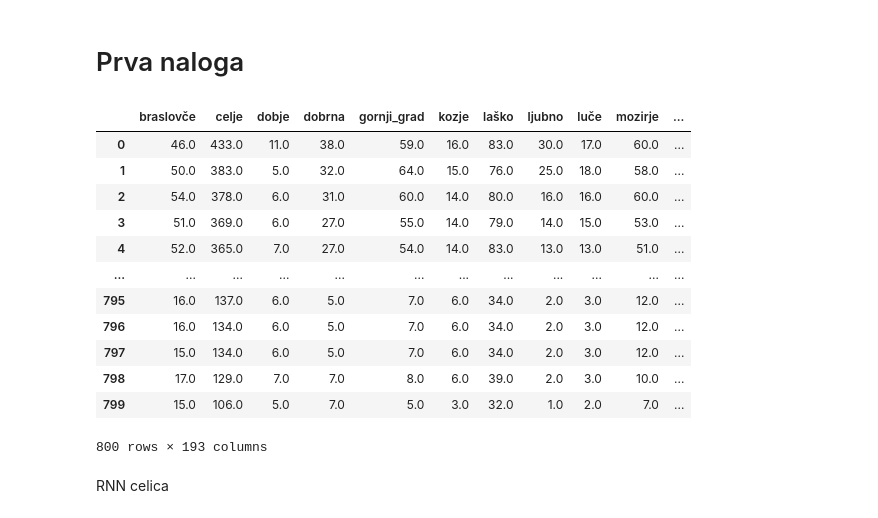
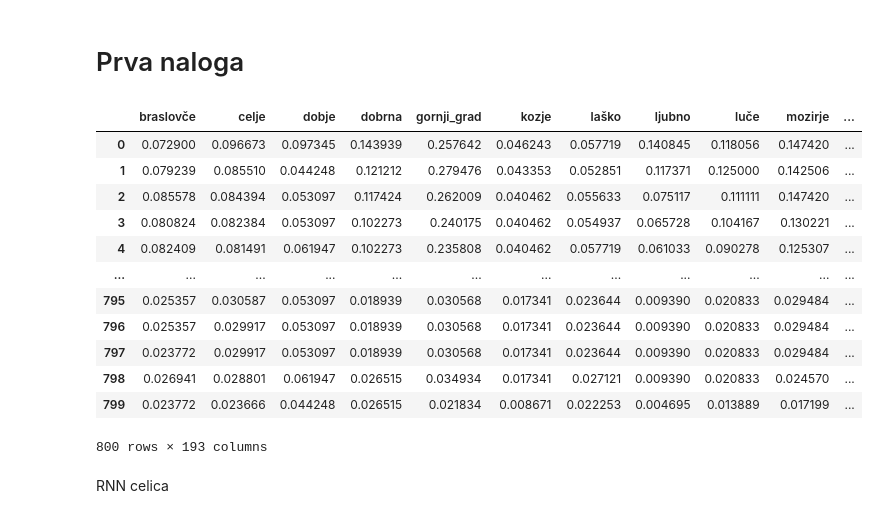
Before and after one commit to tadejpetric/nsu, a Jupyter notebook: dn5/naloga.ipynb, the cells around one changed output. Drawn from its saved outputs; the diff is of its cells as text; code cells hidden in the pictures.

```diff
--- a/dn5/naloga.ipynb
+++ b/dn5/naloga.ipynb
@@ -13,20 +13,21 @@ from utility import *
 # %%
 data = pd.read_csv("okuzeni.csv")
 data = data.fillna(0)
+data = data / data.max()
 data
 # %% [output]
 |  | braslovče | celje | dobje | dobrna | gornji_grad | kozje | laško | ljubno | luče | mozirje | ... |
-| 0 | 46.0 | 433.0 | 11.0 | 38.0 | 59.0 | 16.0 | 83.0 | 30.0 | 17.0 | 60.0 | ... |
-| 1 | 50.0 | 383.0 | 5.0 | 32.0 | 64.0 | 15.0 | 76.0 | 25.0 | 18.0 | 58.0 | ... |
-| 2 | 54.0 | 378.0 | 6.0 | 31.0 | 60.0 | 14.0 | 80.0 | 16.0 | 16.0 | 60.0 | ... |
-| 3 | 51.0 | 369.0 | 6.0 | 27.0 | 55.0 | 14.0 | 79.0 | 14.0 | 15.0 | 53.0 | ... |
-| 4 | 52.0 | 365.0 | 7.0 | 27.0 | 54.0 | 14.0 | 83.0 | 13.0 | 13.0 | 51.0 | ... |
+| 0 | 0.072900 | 0.096673 | 0.097345 | 0.143939 | 0.257642 | 0.046243 | 0.057719 | 0.140845 | 0.118056 | 0.147420 | ... |
+| 1 | 0.079239 | 0.085510 | 0.044248 | 0.121212 | 0.279476 | 0.043353 | 0.052851 | 0.117371 | 0.125000 | 0.142506 | ... |
+| 2 | 0.085578 | 0.084394 | 0.053097 | 0.117424 | 0.262009 | 0.040462 | 0.055633 | 0.075117 | 0.111111 | 0.147420 | ... |
+| 3 | 0.080824 | 0.082384 | 0.053097 | 0.102273 | 0.240175 | 0.040462 | 0.054937 | 0.065728 | 0.104167 | 0.130221 | ... |
+| 4 | 0.082409 | 0.081491 | 0.061947 | 0.102273 | 0.235808 | 0.040462 | 0.057719 | 0.061033 | 0.090278 | 0.125307 | ... |
 | ... | ... | ... | ... | ... | ... | ... | ... | ... | ... | ... | ... |
-| 795 | 16.0 | 137.0 | 6.0 | 5.0 | 7.0 | 6.0 | 34.0 | 2.0 | 3.0 | 12.0 | ... |
-| 796 | 16.0 | 134.0 | 6.0 | 5.0 | 7.0 | 6.0 | 34.0 | 2.0 | 3.0 | 12.0 | ... |
-| 797 | 15.0 | 134.0 | 6.0 | 5.0 | 7.0 | 6.0 | 34.0 | 2.0 | 3.0 | 12.0 | ... |
-| 798 | 17.0 | 129.0 | 7.0 | 7.0 | 8.0 | 6.0 | 39.0 | 2.0 | 3.0 | 10.0 | ... |
-| 799 | 15.0 | 106.0 | 5.0 | 7.0 | 5.0 | 3.0 | 32.0 | 1.0 | 2.0 | 7.0 | ... |
+| 795 | 0.025357 | 0.030587 | 0.053097 | 0.018939 | 0.030568 | 0.017341 | 0.023644 | 0.009390 | 0.020833 | 0.029484 | ... |
+| 796 | 0.025357 | 0.029917 | 0.053097 | 0.018939 | 0.030568 | 0.017341 | 0.023644 | 0.009390 | 0.020833 | 0.029484 | ... |
+| 797 | 0.023772 | 0.029917 | 0.053097 | 0.018939 | 0.030568 | 0.017341 | 0.023644 | 0.009390 | 0.020833 | 0.029484 | ... |
+| 798 | 0.026941 | 0.028801 | 0.061947 | 0.026515 | 0.034934 | 0.017341 | 0.027121 | 0.009390 | 0.020833 | 0.024570 | ... |
+| 799 | 0.023772 | 0.023666 | 0.044248 | 0.026515 | 0.021834 | 0.008671 | 0.022253 | 0.004695 | 0.013889 | 0.017199 | ... |
 800 rows × 193 columns
 # %% [markdown]
 RNN celica
```
Also changed, not shown: parts of 25 cells of this notebook, 2 other files.
